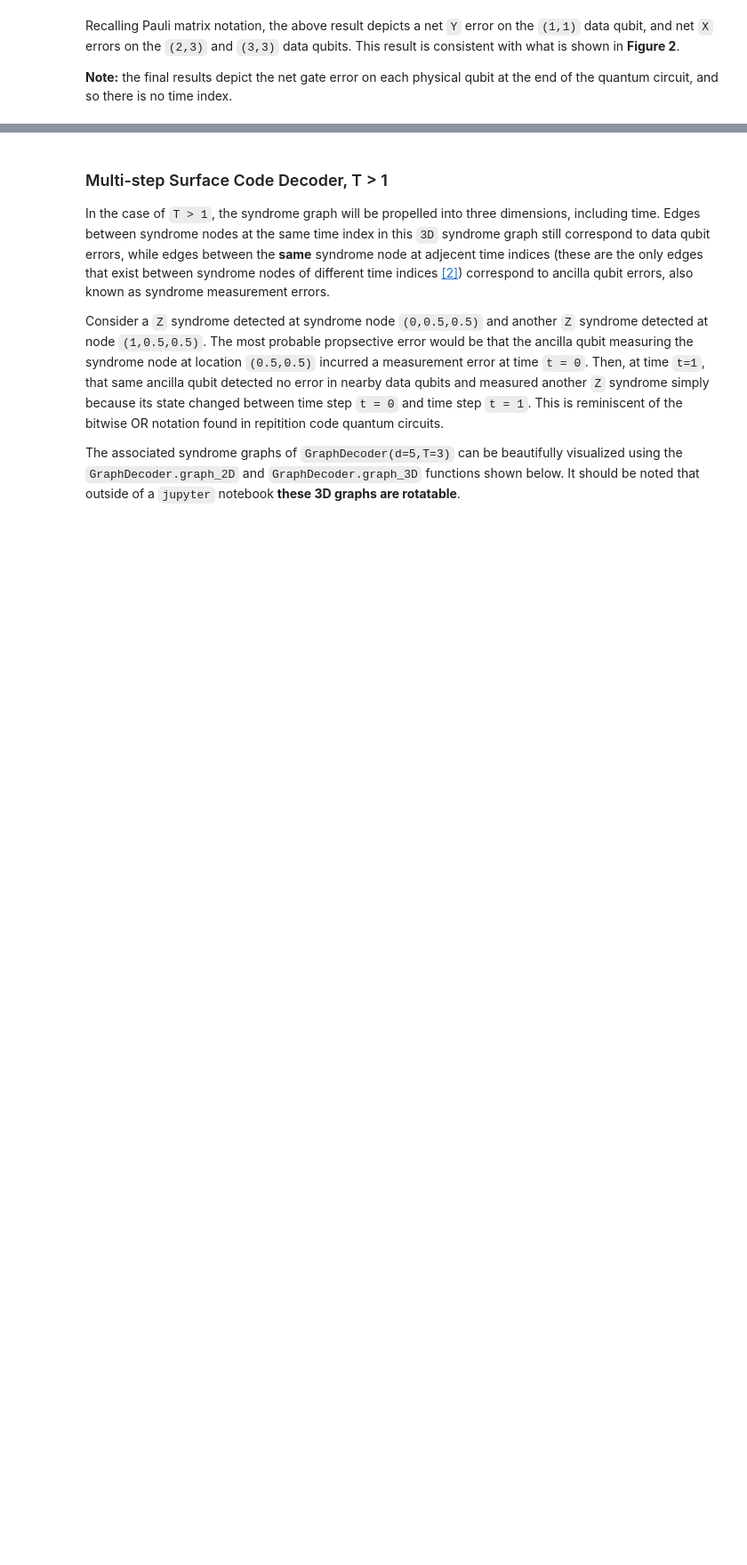
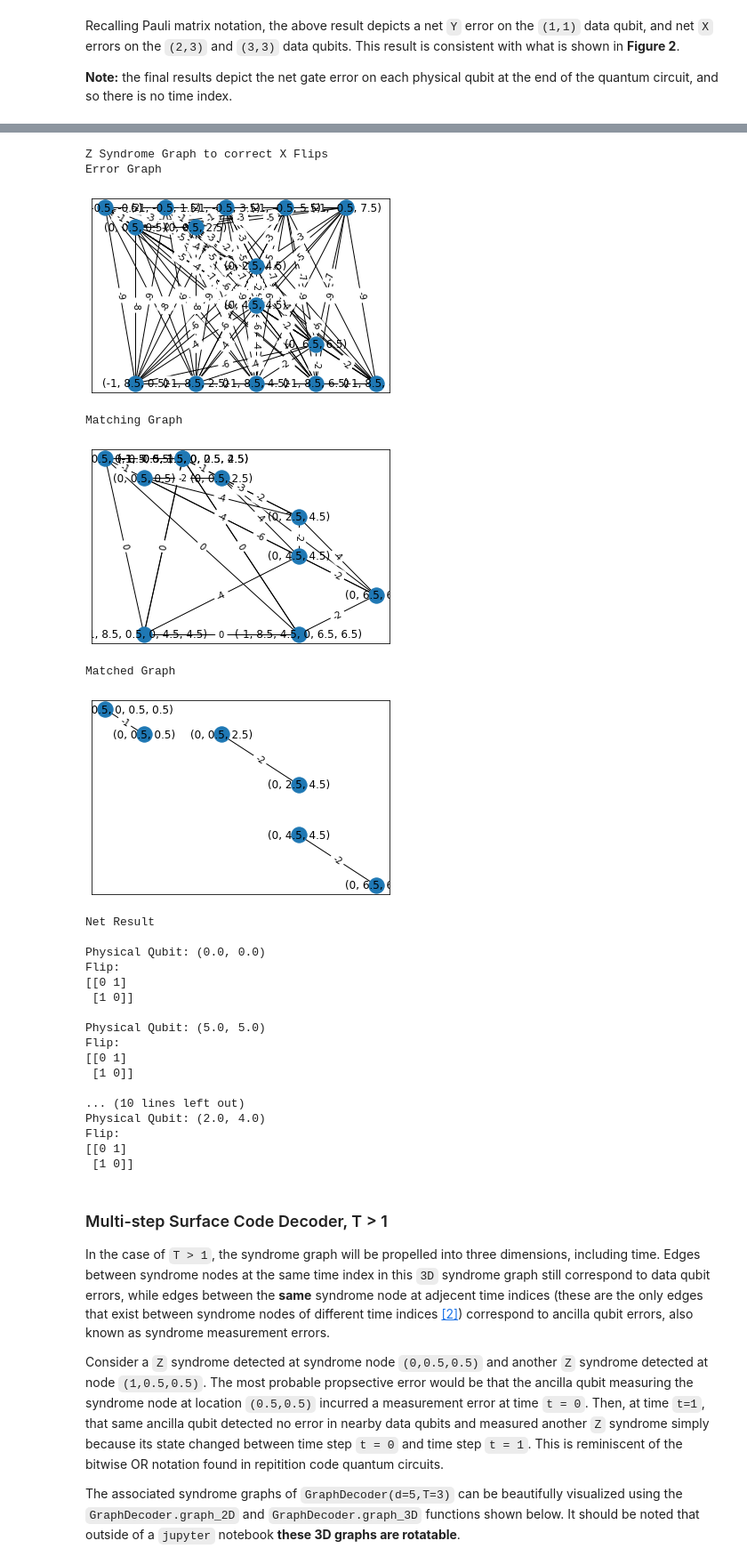
Before and after one commit to yaleqc/qtcodes, a Jupyter notebook: tutorials/2_surface_code_decoding.ipynb, the cells around one changed output, grey strips where cells are left out. Shown at 89% size. Saved outputs shown, nothing was run; the diff lists cells and outputs as text; code cells hidden in the pictures; blank space fills up the shorter version.

```diff
--- a/tutorials/2_surface_code_decoding.ipynb
+++ b/tutorials/2_surface_code_decoding.ipynb
@@ -213,3 +292,61 @@ Flip:
+# %%
+# without degeneracy weighting
+decoder = GraphDecoder(9,1)
+p = None
+# print("X Syndrome Graph to correct Z Flips")
+syndromes_x = []
+error_graph_x, paths_x = decoder.make_error_graph(syndromes_x,'X', err_prob=p)
+# print("Error Graph")
+# decoder.graph_2D(error_graph_x, "weight")
+matching_graph_x = decoder.matching_graph(error_graph_x,'X')
+# print("Matching Graph")
+# decoder.graph_2D(matching_graph_x, "weight")
+matches_x = decoder.matching(matching_graph_x,'X')
+flips_x = decoder.calculate_qubit_flips(matches_x, paths_x,'X')
+
+print("Z Syndrome Graph to correct X Flips")
+syndromes_z = [(0,0.5,0.5),(0,0.5,2.5), (0,2.5,4.5), (0,4.5,4.5), (0,6.5,6.5)]
+error_graph_z, paths_z = decoder.make_error_graph(syndromes_z,'Z', err_prob=p)
+print("Error Graph")
+decoder.graph_2D(error_graph_z, "weight")
+matching_graph_z = decoder.matching_graph(error_graph_z,'Z')
+print("Matching Graph")
+decoder.graph_2D(matching_graph_z, "weight")
+matches_z, matched_graph = decoder.matching(matching_graph_z,'Z', return_graph=True)
+print("Matched Graph")
+decoder.graph_2D(matched_graph, "weight")
+flips_z = decoder.calculate_qubit_flips(matches_z, paths_z,'Z')
+flips = {"X": flips_x, "Z": flips_z}
+flips = decoder.net_qubit_flips(flips)
+
+print("Net Result\n")
+for qubit, flip in flips.items():
+    print("Physical Qubit: " + str(qubit) + "\nFlip: " + "\n" + str(flip) +"\n")
+# %% [output]
+Z Syndrome Graph to correct X Flips
+Error Graph
+[figure, added]
+Matching Graph
+[figure, added]
+Matched Graph
+[figure, added]
+Net Result
+
+Physical Qubit: (0.0, 0.0)
+Flip:
+[[0 1]
+ [1 0]]
+
+Physical Qubit: (5.0, 5.0)
+Flip:
+[[0 1]
+ [1 0]]
+
+... (10 lines left out)
+Physical Qubit: (2.0, 4.0)
+Flip:
+[[0 1]
+ [1 0]]
 # %% [markdown]
 ### Multi-step Surface Code Decoder, T > 1
 
```
Also changed, not shown: parts of 6 cells of this notebook, 5 other files.
